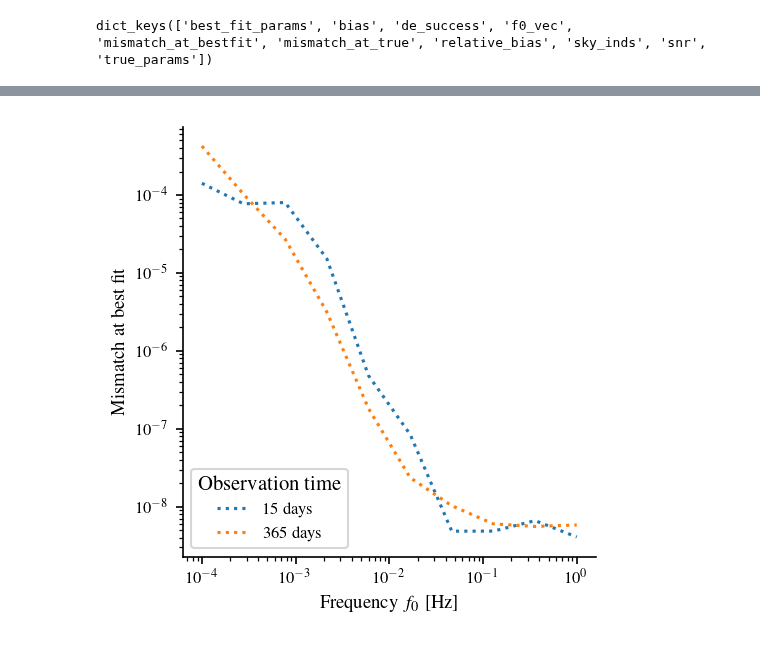
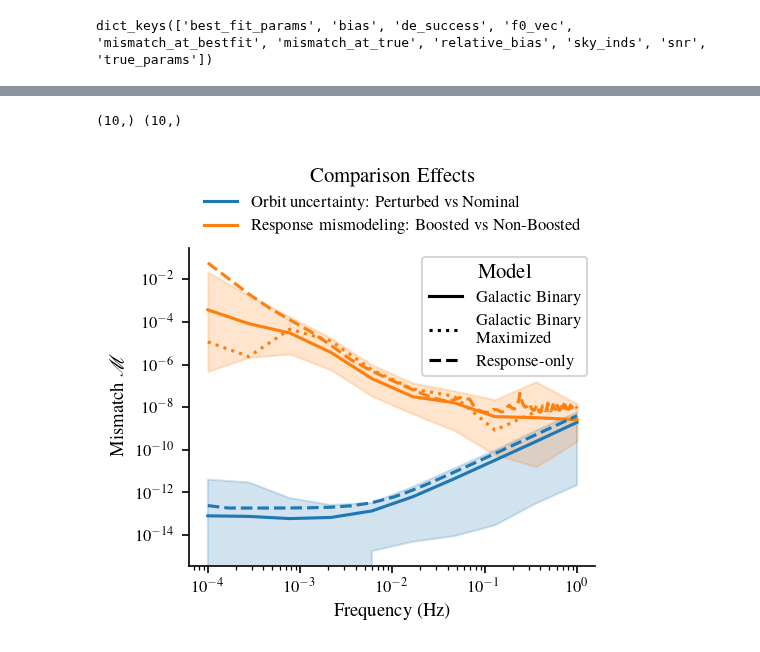
Before and after one commit to lorenzsp/ResponseRequirements, a Jupyter notebook: PaperPlots.ipynb, the cells around one changed output, grey strips where cells are left out. Drawn from its saved outputs; the diff is of its cells as text; code cells hidden in the pictures.

Commit message:
final data for reproducibility

```diff
--- a/PaperPlots.ipynb
+++ b/PaperPlots.ipynb
@@ -766,18 +754,61 @@ dict_keys(['best_fit_params', 'bias', 'de_success', 'f0_vec', 'mismatch_at_bestf
-# %%
-plt.figure(figsize=(COL1, COL1))
-plt.loglog(results_bias_15['f0_vec'], np.abs(results_bias_15['mismatch_at_bestfit']), 'C0:', label='15 days')
-plt.loglog(results_bias_365['f0_vec'], np.abs(results_bias_365['mismatch_at_bestfit']), 'C1:', label='365 days')
-plt.xlabel("Frequency $f_0$ [Hz]")
-plt.ylabel("Mismatch at best fit")
-plt.xscale("log")
-plt.yscale("log")
-plt.legend(title="Observation time", loc="lower left", title_fontsize=10)
-plt.grid()
-plt.tight_layout()
-plt.savefig(os.path.join(PAPER_DIR, f"gb_mismatch_at_bestfit_comparison.png"), dpi=300, bbox_inches='tight')
-plt.show()
-# %% [output]
-[figure, removed]
+# %%
+labels = {
+    # "mismatch_perturbed_vs_nominal_with_nonrel": "Perturbed vs Nominal Orbits (Non-Boosted Response)",
+    "mismatch_perturbed_vs_nominal_with_rel": "Perturbed vs Nominal Orbits",
+    # "mismatch_nonrel_vs_rel_with_perturbed": "Non-Boosted vs Boosted Response (Perturbed orbits)",
+    "mismatch_nonrel_vs_rel_with_nominal": "Non-Boosted vs Boosted Response",
+    # "mismatch_nonrel_vs_rel_test": "Non-Boosted. vs Boosted Response (Test)",
+}
+plt.figure(figsize=(COL1, COL1))
+
+key = "mismatch_perturbed_vs_nominal_with_rel"
+y_mean = mismatch[key].mean(axis=1)
+y_min = mismatch[key].min(axis=1)
+y_max = mismatch[key].max(axis=1)
+plt.fill_between(f0_vec, y_min, y_max, alpha=0.2, color='C0')
+print(y_mean.shape, f0_vec.shape)
+plt.plot(f0_vec, y_mean, '-', label=labels[key], color='C0')
+
+key = "mismatch_nonrel_vs_rel_with_nominal"
+y_mean = mismatch[key].mean(axis=1)
+y_min = mismatch[key].min(axis=1)
+y_max = mismatch[key].max(axis=1)
+plt.fill_between(f0_vec, y_min, y_max, alpha=0.2, color='C1')
+plt.plot(f0_vec, y_mean, '-', label=labels[key], color='C1')
+
+
+f = all_data["Realistic (no boost)"]["f"]
+plt.loglog(f, np.mean(all_data["Realistic (no boost)"]["mismatch"],axis=(0,2))[:,0], ls='--', color='C1')
+plt.loglog(f, np.mean(all_data["Realistic (boost)"]["mismatch"],axis=(0,2))[:,0], ls='--', color='C0')
+plt.loglog(results_bias_15['f0_vec'], np.abs(results_bias_15['mismatch_at_bestfit']), 'C1:')
+
+plt.xscale("log")
+plt.yscale("log")
+plt.xlabel("Frequency (Hz)")
+plt.ylabel(r"Mismatch $\mathcal{M}$")
+ax = plt.gca()
+
+style_handles = [
+    Line2D([0], [0], color='k', ls='-', label='Galactic Binary'),
+    Line2D([0], [0], color='k', ls=':', label='Galactic Binary\nMaximized'),
+    Line2D([0], [0], color='k', ls='--', label='Response-only'),
+]
+
+color_handles = [
+    Line2D([0], [0], color='C0', lw=1.5, label='Orbit uncertainty: Perturbed vs Nominal'),
+    Line2D([0], [0], color='C1', lw=1.5, label='Response mismodeling: Boosted vs Non-Boosted'),
+]
+
+legend_style = ax.legend(handles=style_handles, title="Model", loc="upper right", title_fontsize=10)
+ax.add_artist(legend_style)
+ax.legend(handles=color_handles, title="Comparison Effects", loc="upper center", bbox_to_anchor=(0.5, 1.3), ncol=1, title_fontsize=10, frameon=True, framealpha=0.0)
+plt.grid()
+plt.tight_layout()
+plt.savefig(os.path.join(PAPER_DIR, f"gb_mismatch_plot.png"), dpi=300, bbox_inches='tight')
+plt.show()
+# %% [output]
+(10,) (10,)
+[figure, added]
 # %%
 plt.figure(figsize=(COL1, COL1))
 
```
Also changed, not shown: parts of 21 cells of this notebook, 12 other files.
